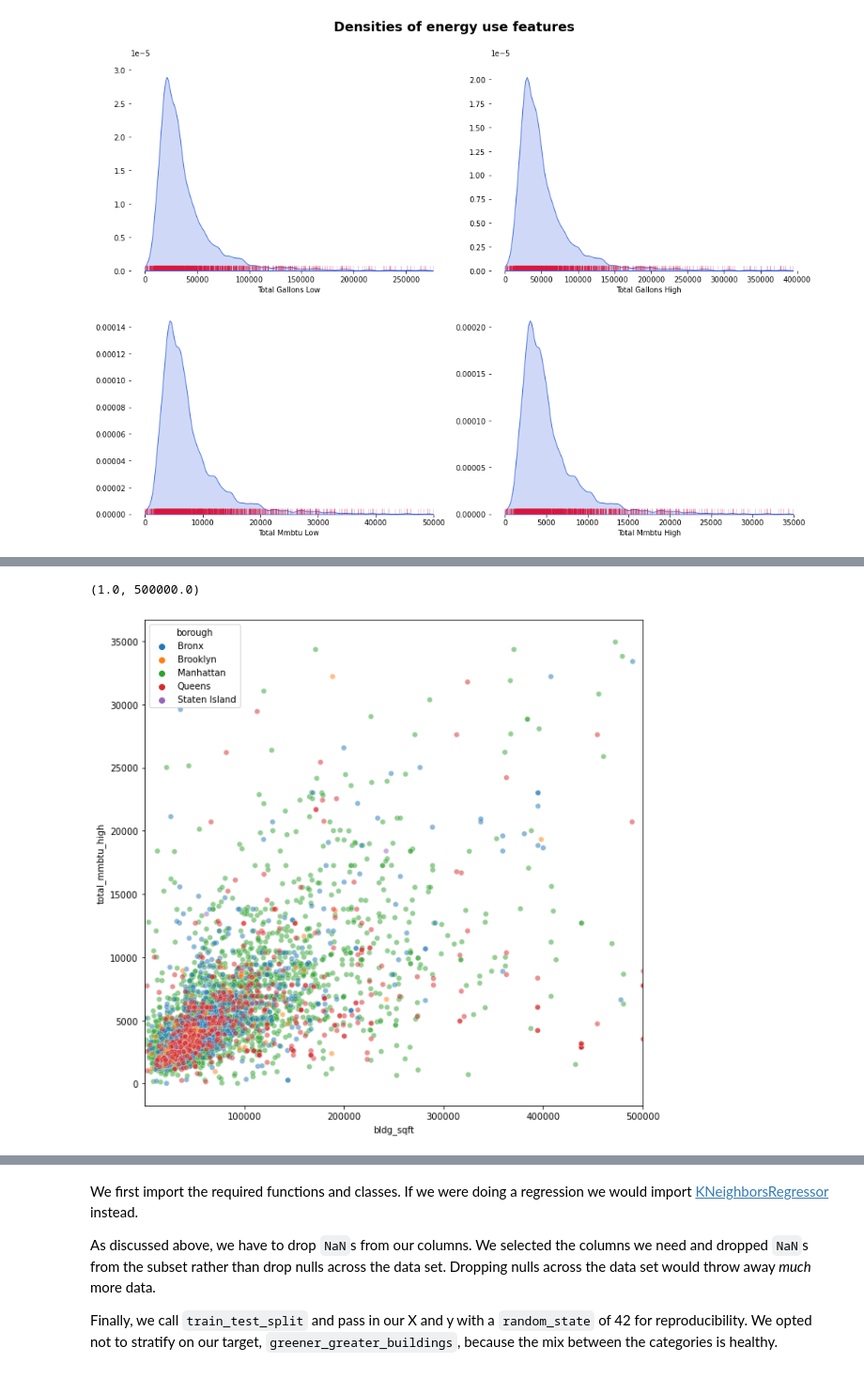
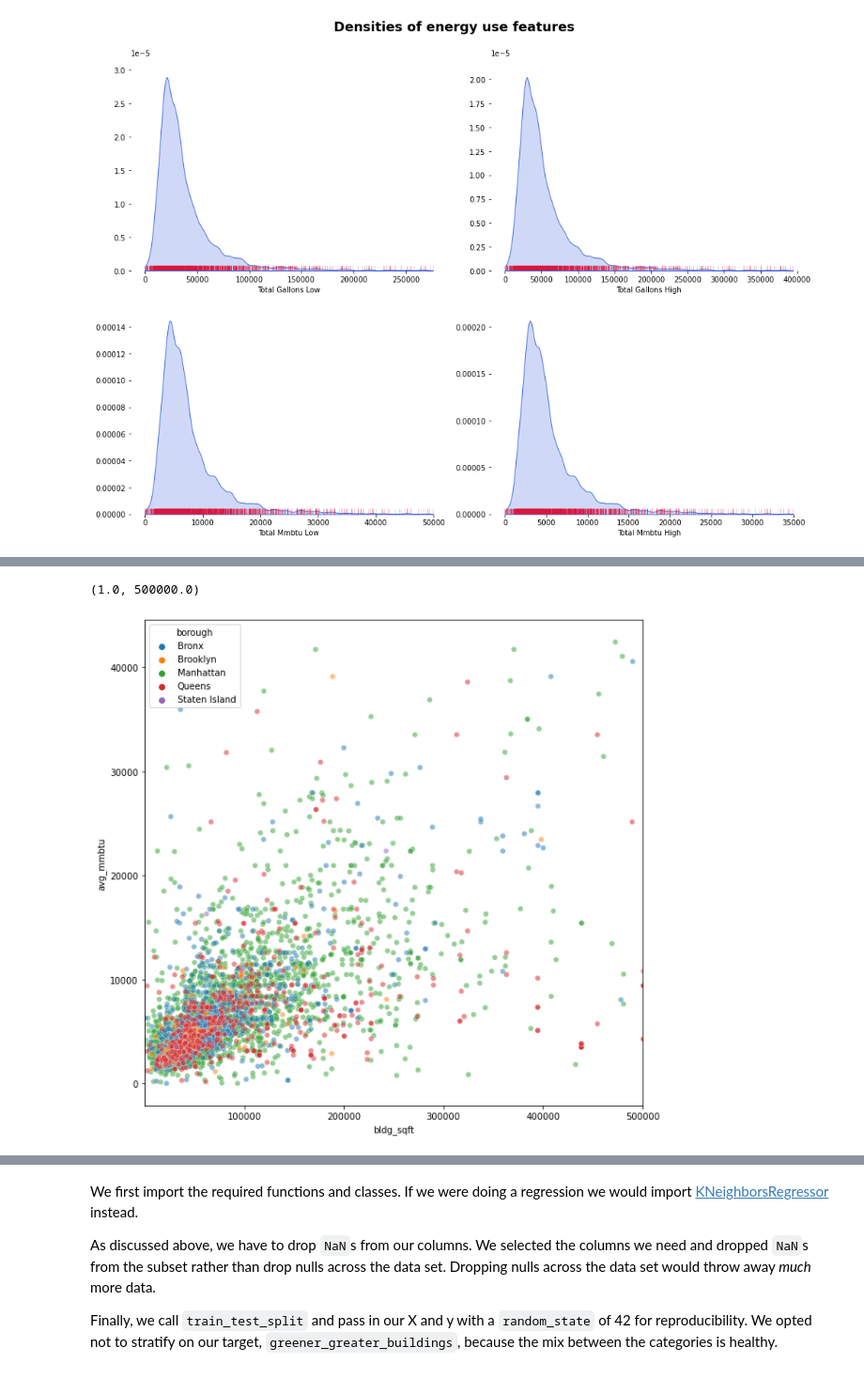
Before and after one commit to habibaaziz/OPEN_DATA_NYC_2021, a Jupyter notebook: MachineLearning.ipynb, the cells around one changed output, grey strips where cells are left out. Shown: that part at 94% size. Drawn from its saved outputs; the diff is of its cells as text; code cells hidden in the pictures.

```diff
--- a/MachineLearning.ipynb
+++ b/MachineLearning.ipynb
@@ -183,6 +185,10 @@ cats = ["borough", "primary_fuel", "utility",
 # Convert the types of each categorical
 for cat in cats:
     clean_heat[cat] = clean_heat[cat].astype("category")
+
+# Mild feature engineering
+clean_heat["avg_mmbtu"] = (clean_heat.total_mmbtu_high + clean_heat.total_mmbtu_low)/2
+clean_heat["avg_gallons"] = (clean_heat.total_gallons_high + clean_heat.total_gallons_low)/2
 # %% [markdown]
 # Exploratory data analysis
 
@@ -290,14 +309,14 @@ fig_gal_dist.tight_layout()
 # %%
 
 
 # TEMP
 
 fig, ax = plt.subplots(figsize=(10, 10))
-ax = sns.scatterplot(x="bldg_sqft", y="total_mmbtu_high", hue="borough", data=clean_heat, ax=ax, alpha=0.5)
+ax = sns.scatterplot(x="bldg_sqft", y="avg_mmbtu", hue="borough", data=clean_heat, ax=ax, alpha=0.5)
 ax.set_xlim(1, 500000)
 # %% [output]
 (1.0, 500000.0)
-[figure, old version]
+[figure, new version]
 # %% [markdown]
 <img src="https://www.simplilearn.com/ice9/free_resources_article_thumb/super.jpg"> <a id=2></a>
 
```
Also changed, not shown: parts of 19 cells of this notebook.
